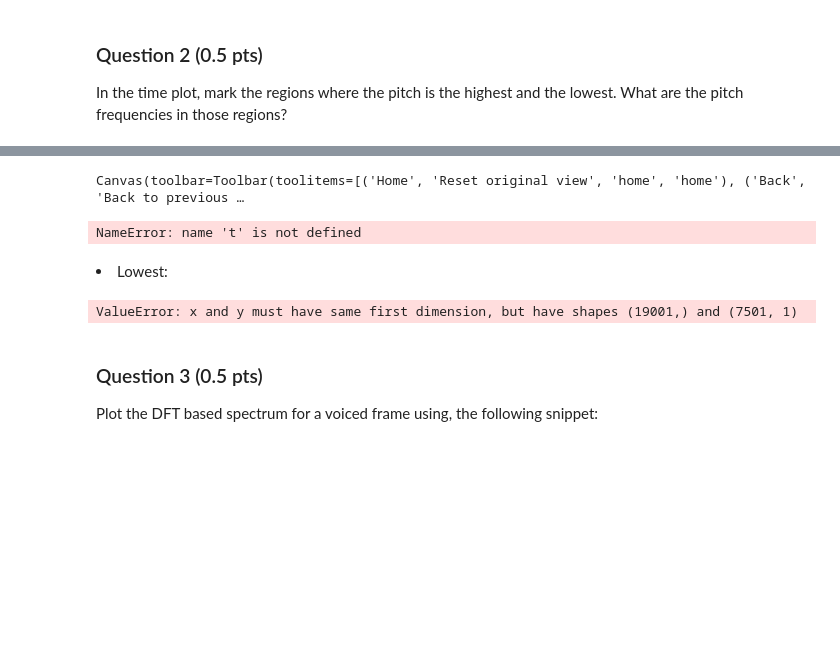
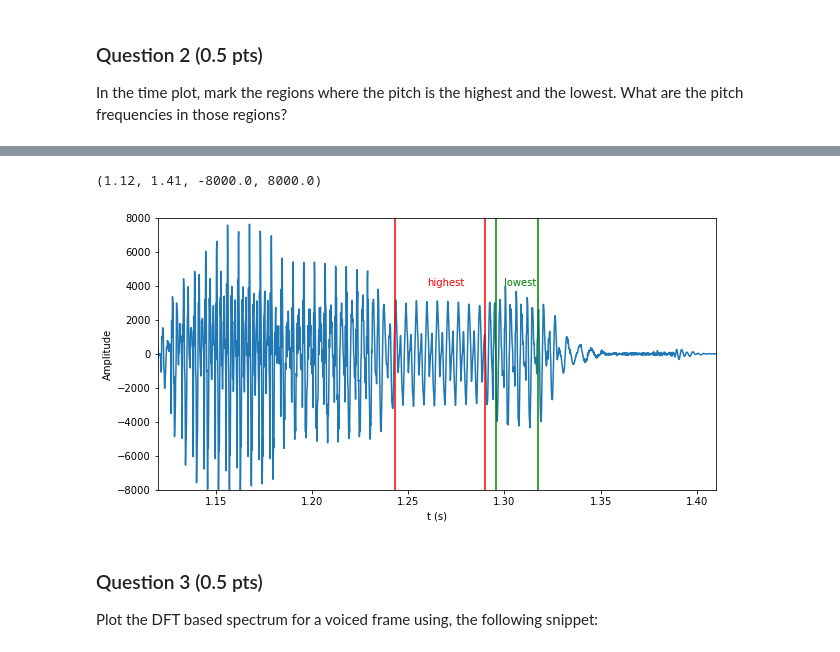
Before and after one commit to davidcardd1/project1, a Jupyter notebook: assignement_1.ipynb, the cells around one changed output, grey strips where cells are left out. Saved outputs shown, nothing was run; the diff lists cells and outputs as text; code cells hidden in the pictures; blank space fills up the shorter version.

```diff
--- a/assignement_1.ipynb
+++ b/assignement_1.ipynb
@@ -179,22 +180,18 @@ In the time plot, mark the regions where the pitch is the highest and the lowest
 # %%
 plt.figure()
 plt.plot(t, x)
+plt.axvline(1.243, color='r')
+plt.axvline(1.29, color='r')
+plt.axvline(1.2955, color='g')
+plt.axvline(1.3175, color='g')
+plt.text(1.26, 4000, "highest", color='r')
+plt.text(1.30, 4000, "lowest", color='g')
 plt.xlabel("t (s)")
 plt.ylabel("Amplitude")
-#plt.axis([1.242, 1.29, -4500, 4500])
+plt.axis([1.12, 1.41, -8000, 8000])
 # %% [output]
-Canvas(toolbar=Toolbar(toolitems=[('Home', 'Reset original view', 'home', 'home'), ('Back', 'Back to previous …
+(1.12, 1.41, -8000.0, 8000.0)
-NameError: name 't' is not defined
+[figure, added]
-# %% [markdown]
-<li>Lowest:</li>
-# %%
-plt.figure()
-plt.plot(t, x)
-plt.xlabel("t (s)")
-plt.ylabel("Amplitude")
-#plt.axis([1.2, 1.45, -4500, 4500])
-# %% [output]
-ValueError: x and y must have same first dimension, but have shapes (19001,) and (7501, 1)
 # %% [markdown]
 ### Question 3 (0.5 pts)
 
```
Also changed, not shown: parts of 28 cells of this notebook, 3 other files.
